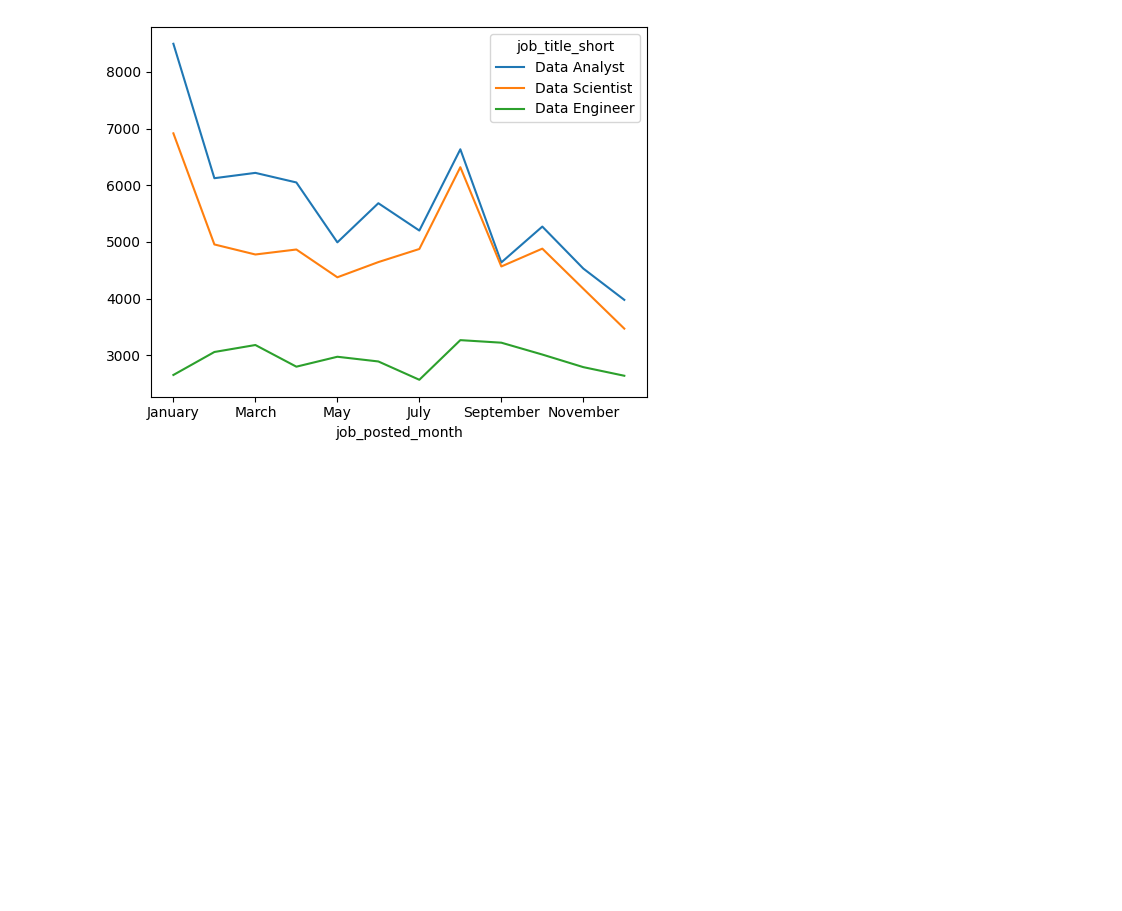
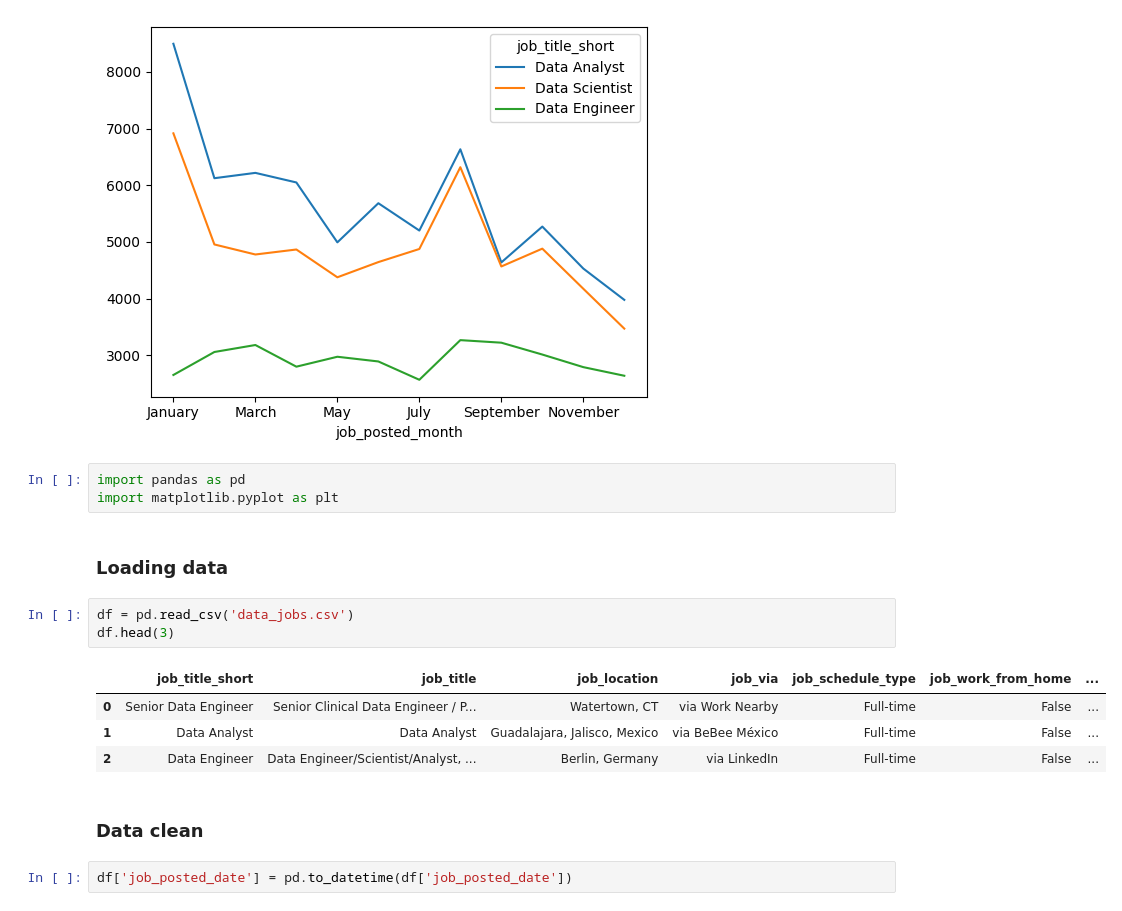
Before and after one commit to GongSeason/Python-for-Data-science-study, a Jupyter notebook: Pandas_practice.ipynb, the cells around one changed output. Drawn from its saved outputs; the diff is of its cells as text; blank space fills up the shorter version.

```diff
--- a/Pandas_practice.ipynb
+++ b/Pandas_practice.ipynb
@@ -506,3 +506,20 @@ df_US_pivot.plot(kind='line')
 # %% [output]
 <Axes: xlabel='job_posted_month'>
 [figure]
+# %%
+import pandas as pd
+import matplotlib.pyplot as plt
+# %% [markdown]
+### Loading data
+# %%
+df = pd.read_csv('data_jobs.csv')
+df.head(3)
+# %% [output]
+|  | job_title_short | job_title | job_location | job_via | job_schedule_type | job_work_from_home | ... |
+| 0 | Senior Data Engineer | Senior Clinical Data Engineer / P... | Watertown, CT | via Work Nearby | Full-time | False | ... |
+| 1 | Data Analyst | Data Analyst | Guadalajara, Jalisco, Mexico | via BeBee México | Full-time | False | ... |
+| 2 | Data Engineer | Data Engineer/Scientist/Analyst, ... | Berlin, Germany | via LinkedIn | Full-time | False | ... |
+# %% [markdown]
+### Data clean
+# %%
+df['job_posted_date'] = pd.to_datetime(df['job_posted_date'])
```
Also changed, not shown: parts of 10 cells of this notebook.
